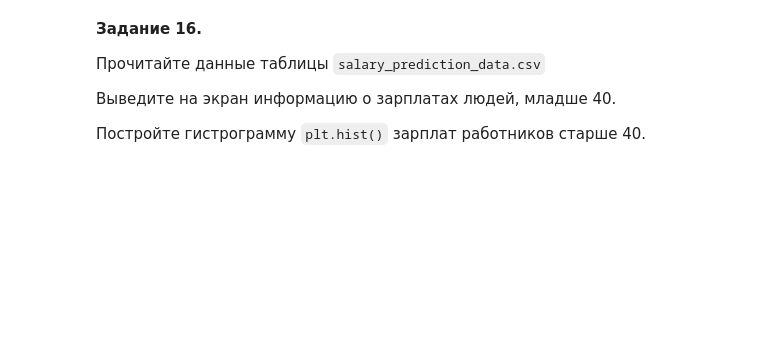
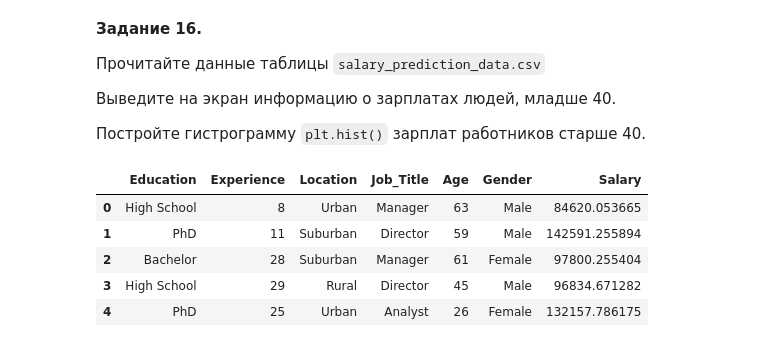
Before and after one commit to idkisl/PythonCourse_2025, a Jupyter notebook: 09/Лекция/lecture_9_pandas.ipynb, the cells around one changed output. Cells and saved outputs as stored; diff of their text form; code cells hidden in the pictures; blank space fills up the shorter version.

````diff
--- a/09/Лекция/lecture_9_pandas.ipynb
+++ b/09/Лекция/lecture_9_pandas.ipynb
@@ -142,3 +391,13 @@ df.columns
 Выведите на экран информацию о зарплатах людей, младше 40.
 
 Постройте гистрограмму ```plt.hist()``` зарплат работников старше 40.
+# %%
+salary = pd.read_csv("salary_prediction_data.csv")
+salary.head()
+# %% [output]
+|  | Education | Experience | Location | Job_Title | Age | Gender | Salary |
+| 0 | High School | 8 | Urban | Manager | 63 | Male | 84620.053665 |
+| 1 | PhD | 11 | Suburban | Director | 59 | Male | 142591.255894 |
+| 2 | Bachelor | 28 | Suburban | Manager | 61 | Female | 97800.255404 |
+| 3 | High School | 29 | Rural | Director | 45 | Male | 96834.671282 |
+| 4 | PhD | 25 | Urban | Analyst | 26 | Female | 132157.786175 |
````
Also changed, not shown: parts of 34 cells of this notebook.
